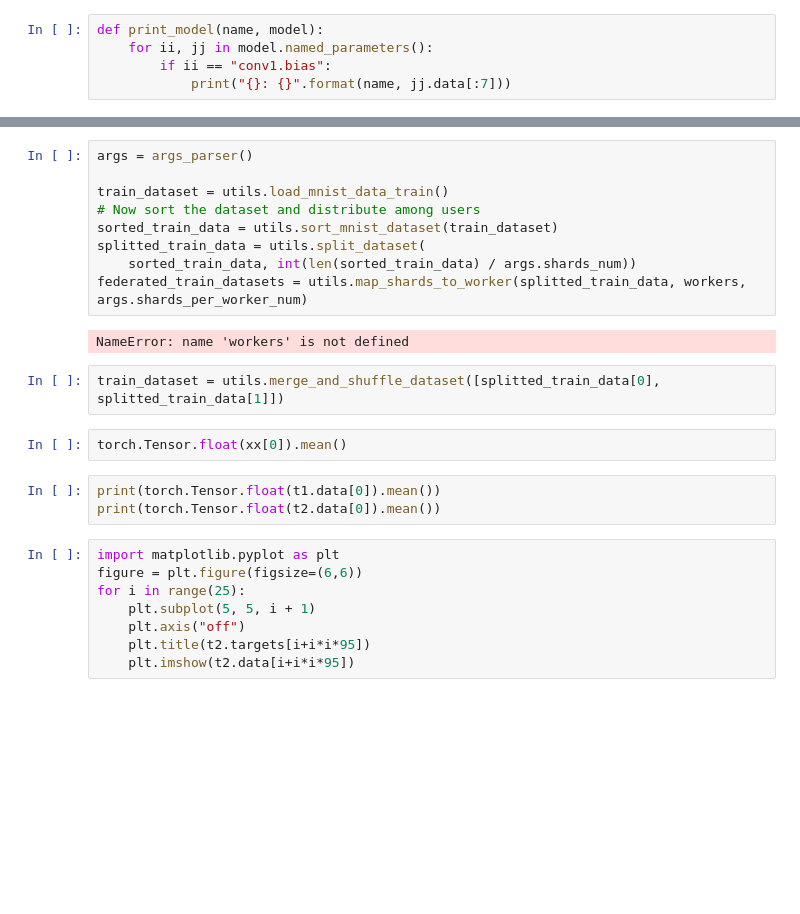
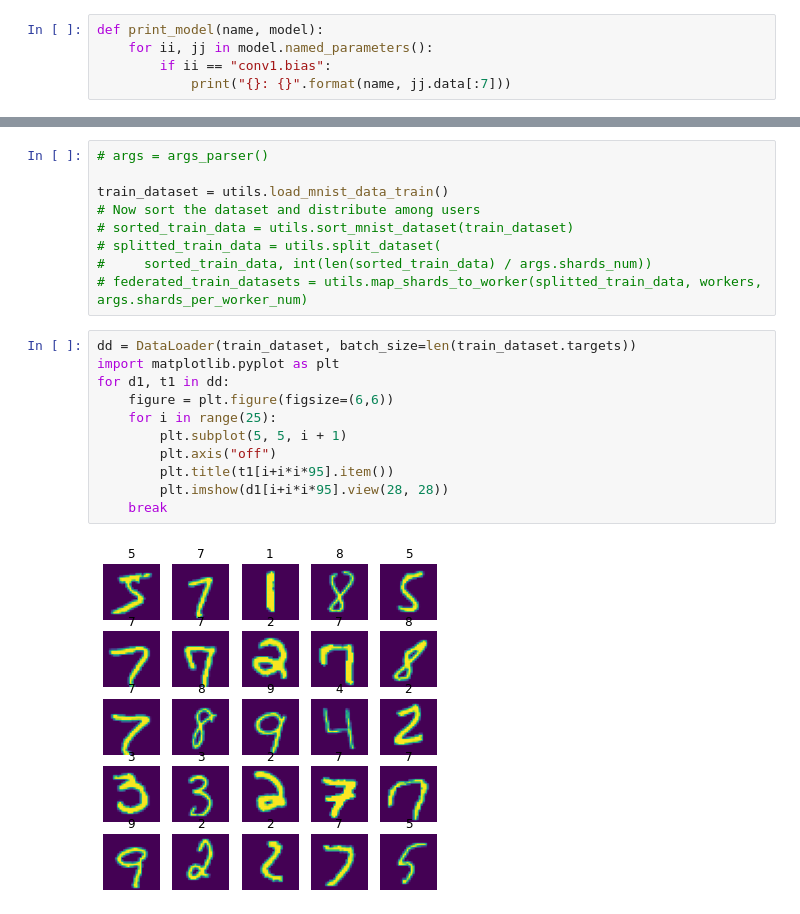
Before and after one commit to etesami/MOE-FL, a Jupyter notebook: ipynb/pysyft-test.ipynb, the cells around one changed output, grey strips where cells are left out. Cells and saved outputs as stored; diff of their text form; blank space fills up the shorter version.

Commit message:
Update opt for niid mnist.

```diff
--- a/ipynb/pysyft-test.ipynb
+++ b/ipynb/pysyft-test.ipynb
@@ -38,27 +60,23 @@ federated_avg(server_model)
 # %%
-args = args_parser()
+# args = args_parser()
 
 train_dataset = utils.load_mnist_data_train()
 # Now sort the dataset and distribute among users
-sorted_train_data = utils.sort_mnist_dataset(train_dataset)
-splitted_train_data = utils.split_dataset(
-    sorted_train_data, int(len(sorted_train_data) / args.shards_num))
-federated_train_datasets = utils.map_shards_to_worker(splitted_train_data, workers, args.shards_per_worker_num)
+# sorted_train_data = utils.sort_mnist_dataset(train_dataset)
+# splitted_train_data = utils.split_dataset(
+#     sorted_train_data, int(len(sorted_train_data) / args.shards_num))
+# federated_train_datasets = utils.map_shards_to_worker(splitted_train_data, workers, args.shards_per_worker_num)
-# %% [output]
-NameError: name 'workers' is not defined
-# %%
-train_dataset = utils.merge_and_shuffle_dataset([splitted_train_data[0], splitted_train_data[1]])
-# %%
-torch.Tensor.float(xx[0]).mean()
-# %%
-print(torch.Tensor.float(t1.data[0]).mean())
-print(torch.Tensor.float(t2.data[0]).mean())
 # %%
+dd = DataLoader(train_dataset, batch_size=len(train_dataset.targets))
 import matplotlib.pyplot as plt
-figure = plt.figure(figsize=(6,6))
-for i in range(25):
-    plt.subplot(5, 5, i + 1)
-    plt.axis("off")
-    plt.title(t2.targets[i+i*i*95])
-    plt.imshow(t2.data[i+i*i*95])
+for d1, t1 in dd:
+    figure = plt.figure(figsize=(6,6))
+    for i in range(25):
+        plt.subplot(5, 5, i + 1)
+        plt.axis("off")
+        plt.title(t1[i+i*i*95].item())
+        plt.imshow(d1[i+i*i*95].view(28, 28))
+    break
+# %% [output]
+[figure, added]
 # %%
```
Also changed, not shown: parts of 15 cells of this notebook, 11 other files.
